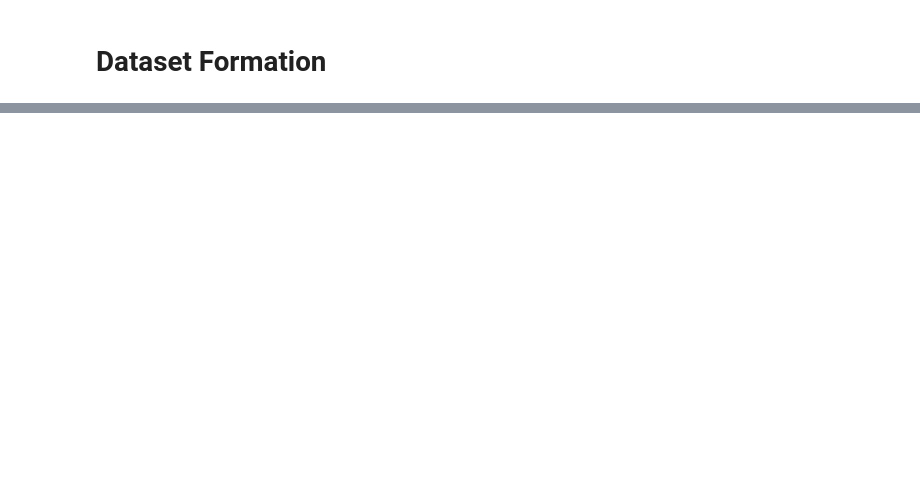
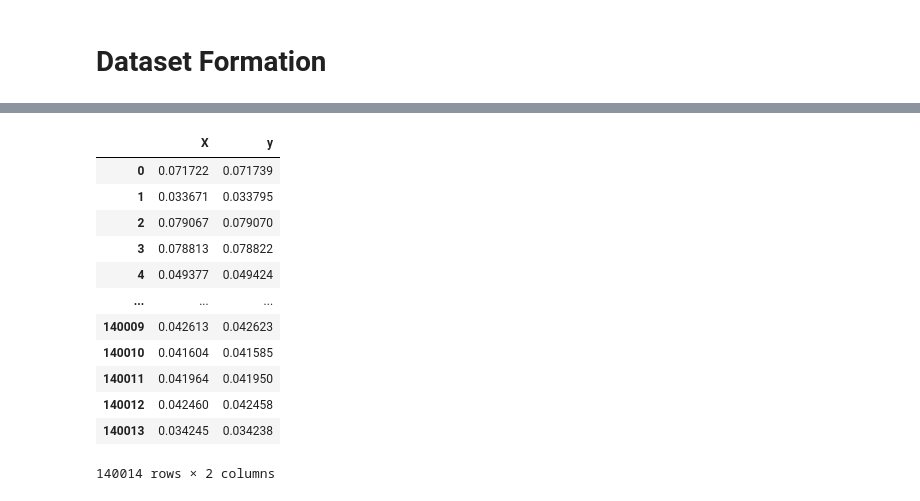
Before and after one commit to lucasmatnibezerra/FailedDetectionCloud, a Jupyter notebook: 5g3e-dataset-join.ipynb, the cells around one changed output, grey strips where cells are left out. Saved outputs shown, nothing was run; the diff lists cells and outputs as text; code cells hidden in the pictures; blank space fills up the shorter version.

```diff
--- a/5g3e-dataset-join.ipynb
+++ b/5g3e-dataset-join.ipynb
@@ -125,0 +188,28 @@ global_coreset_df.to_excel("Server_1_Training_Sets/node_load1.xlsx", index=False
+# %%
+# Para CPU
+#dataset = dataset / max([max_X, max_Y])
+
+# Para RAM
+dataset = dataset / max([max_X, max_Y])
+dataset = 1 - dataset
+dataset[dataset < 0] = 0
+
+
+# Para Rede
+#dataset = dataset / max([max_X, max_Y])
+
+dataset
+# %% [output]
+|  | X | y |
+| 0 | 0.071722 | 0.071739 |
+| 1 | 0.033671 | 0.033795 |
+| 2 | 0.079067 | 0.079070 |
+| 3 | 0.078813 | 0.078822 |
+| 4 | 0.049377 | 0.049424 |
+| ... | ... | ... |
+| 140009 | 0.042613 | 0.042623 |
+| 140010 | 0.041604 | 0.041585 |
+| 140011 | 0.041964 | 0.041950 |
+| 140012 | 0.042460 | 0.042458 |
+| 140013 | 0.034245 | 0.034238 |
+140014 rows × 2 columns
```
Also changed, not shown: parts of 10 cells of this notebook, 1 other file.
